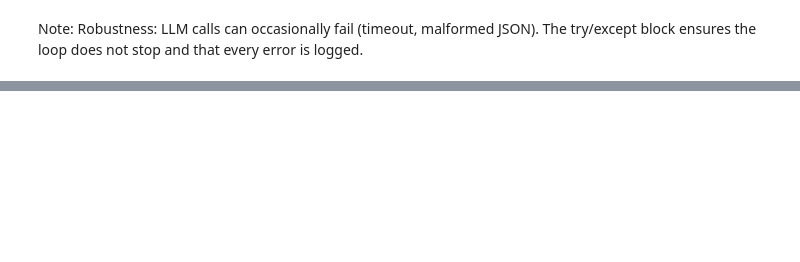
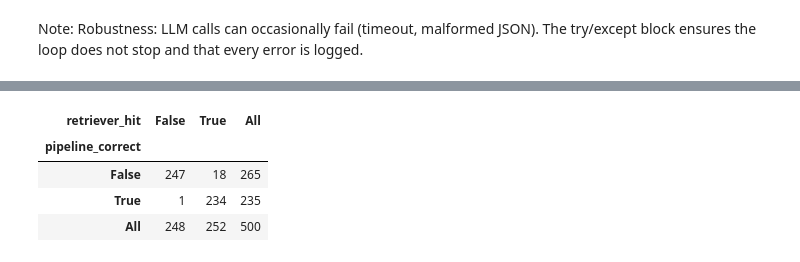
Before and after one commit to sarahdst/funathon-project2, a Jupyter notebook: funathon_RAG.ipynb, the cells around one changed output, grey strips where cells are left out. Cells and saved outputs as stored; diff of their text form; code cells hidden in the pictures; blank space fills up the shorter version.

```diff
--- a/funathon_RAG.ipynb
+++ b/funathon_RAG.ipynb
@@ -1212,0 +1519,12 @@ Note: Robustness: LLM calls can occasionally fail (timeout, malformed JSON). The
+# %%
+pd.crosstab(
+    results["pipeline_correct"],
+    results["retriever_hit"],
+    margins=True
+)
+# %% [output]
+| retriever_hit | False | True | All |
+| pipeline_correct |  |  |  |
+| False | 247 | 18 | 265 |
+| True | 1 | 234 | 235 |
+| All | 248 | 252 | 500 |
```
Also changed, not shown: parts of 25 cells of this notebook.
